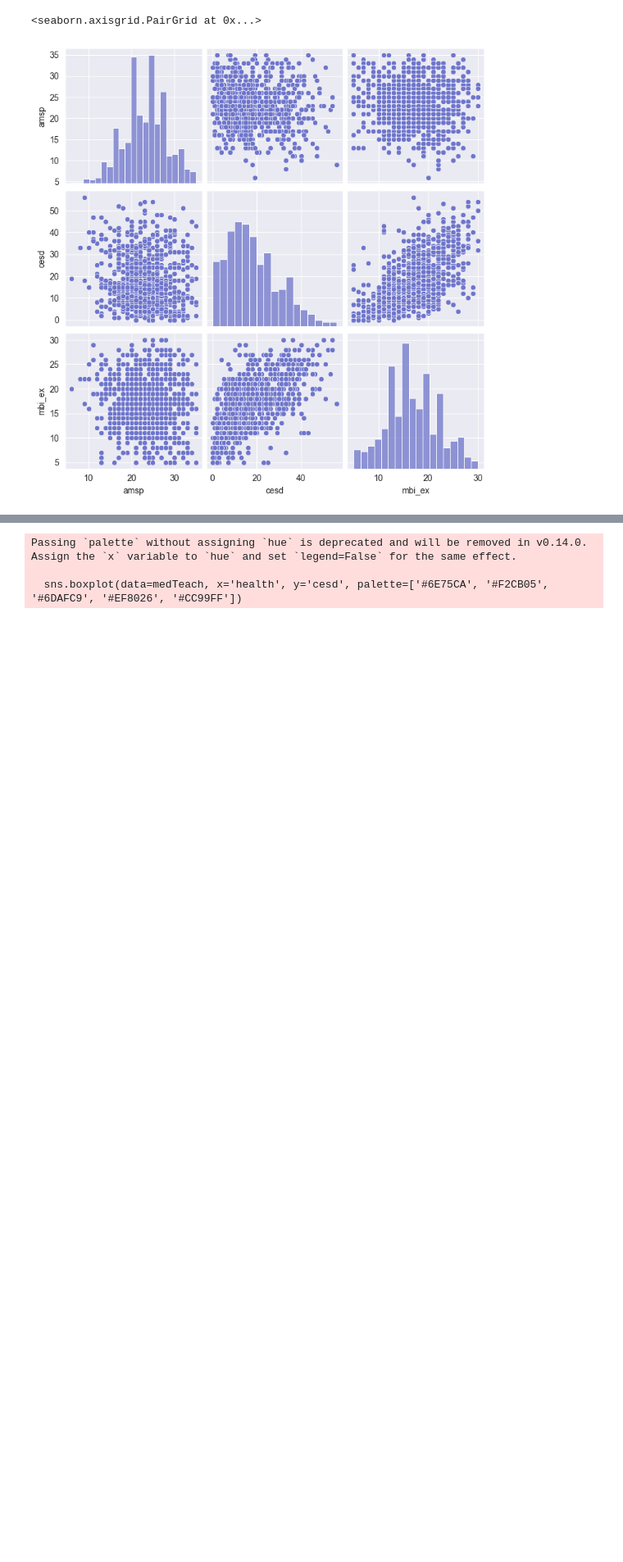
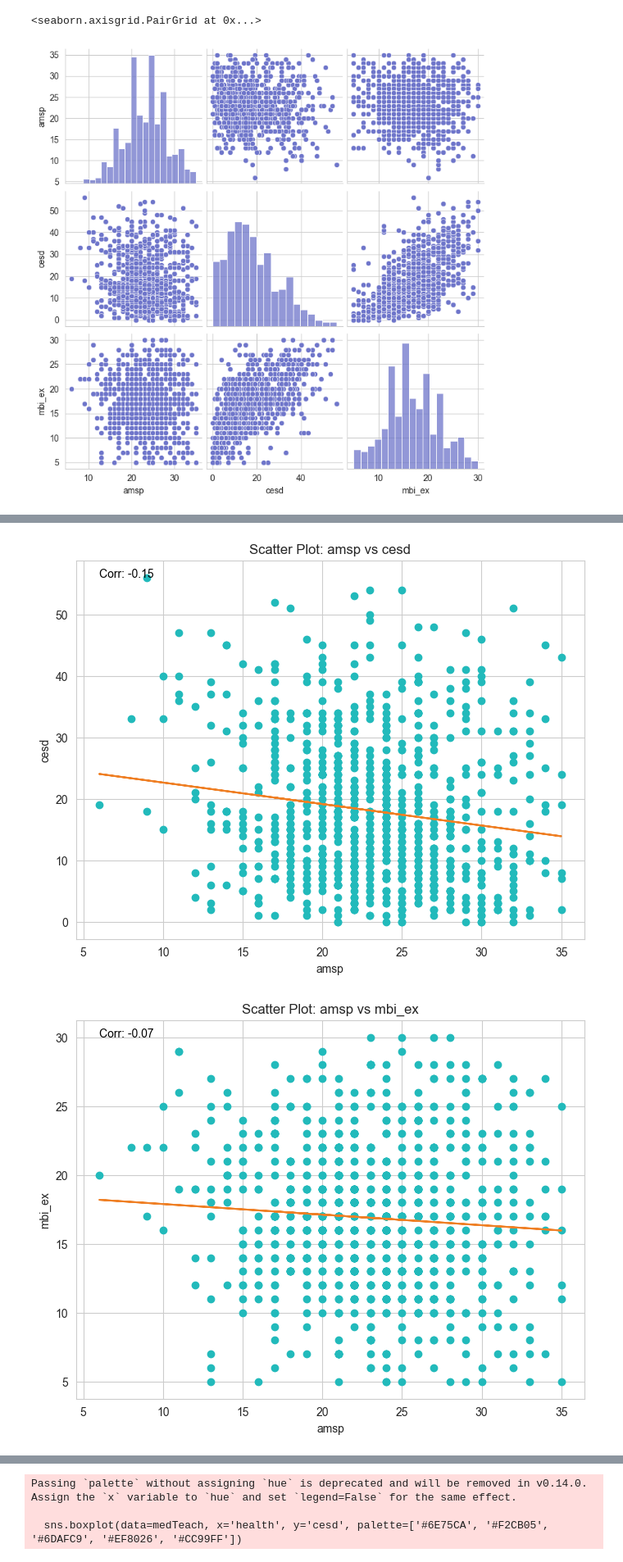
Before and after one commit to BryanEstrada003/Proyecto-1p-Statistic, a Jupyter notebook: analysisPT2.ipynb, the cells around one changed output, grey strips where cells are left out. Shown at 82% size. Drawn from its saved outputs; the diff is of its cells as text; code cells hidden in the pictures; blank space fills up the shorter version.

Commit message:
corr with health and other values

```diff
--- a/analysisPT2.ipynb
+++ b/analysisPT2.ipynb
@@ -119,7 +123,7 @@ def boxplot(value):
     data = medTeach.columns
     column_data = medTeach[data[value]]
     if column_data.dtype in [np.int64, np.float64]:
-        sns.set_style("darkgrid")
+        sns.set_style('whitegrid')
         fig, ax = plt.subplots(1, 1, figsize=(25, 3))
         sns.boxplot(x=column_data, color='#6E75CA')
 
@@ -252,0 +237,57 @@ scatter_plots(MT)
+# %%
+def scatter_plots_with_linear_function(df):
+    columns = df.columns
+
+    for i in range(len(columns)):
+        for j in range(i+1, len(columns)):
+            x = columns[i]
+            y = columns[j]
+
+            plt.figure(figsize=(8, 6))
+            plt.scatter(df[x], df[y], color='#22BABB')
+            plt.title(f'Scatter Plot: {x} vs {y}')
+            plt.xlabel(x)
+            plt.ylabel(y)
+
+            # Calculate correlation coefficient
+            corr_coef = np.corrcoef(df[x], df[y])[0, 1]
+
+            # Add correlation coefficient as text annotation
+            plt.text(df[x].min(), df[y].max(), f'Corr: {corr_coef:.2f}', color='black', ha='left')
+
+            # Add linear function
+            m, b = np.polyfit(df[x], df[y], 1)
+            plt.plot(df[x], m * df[x] + b, color='#EF8026')
+
+            plt.show()
+
+
+scatter_plots_with_linear_function(MT)
+
+def scatter_plots(df):
+    columns = df.columns
+
+    for i in range(len(columns)):
+        for j in range(i+1, len(columns)):
+            x = columns[i]
+            y = columns[j]
+
+            plt.figure(figsize=(8, 6))
+            plt.scatter(df[x], df[y], color='#6E75CA')
+            plt.title(f'Scatter Plot: {x} vs {y}')
+            plt.xlabel(x)
+            plt.ylabel(y)
+
+            # Calculate correlation coefficient
+            corr_coef = np.corrcoef(df[x], df[y])[0, 1]
+
+            # Add correlation coefficient as text annotation
+            plt.text(df[x].min(), df[y].max(), f'Corr: {corr_coef:.2f}', color='black', ha='left')
+
+            plt.show()
+
+
+#scatter_plots(MT)
+# %% [output]
+[figure, added]
+[figure, added]
```
Also changed, not shown: parts of 11 cells of this notebook.
